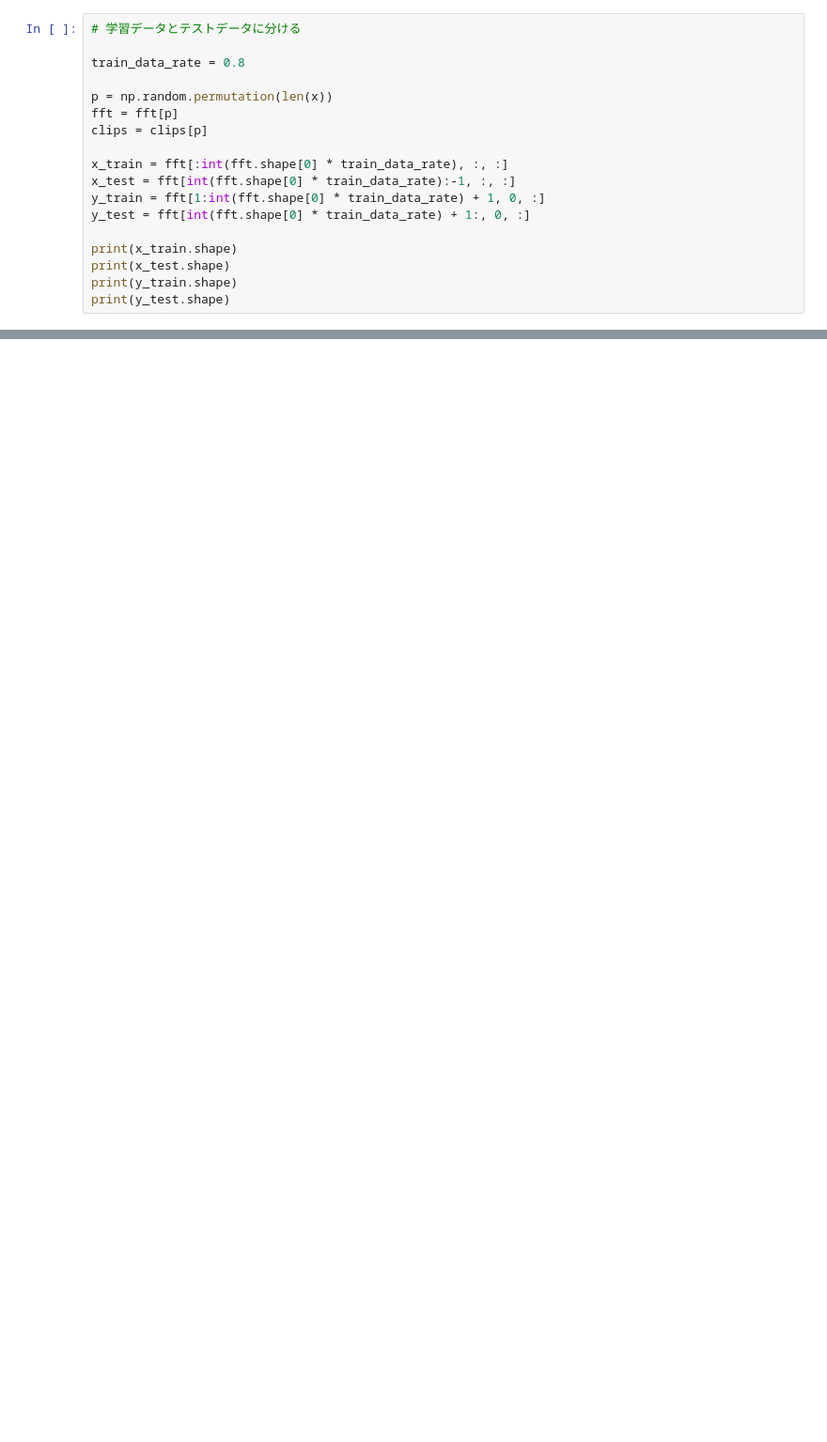
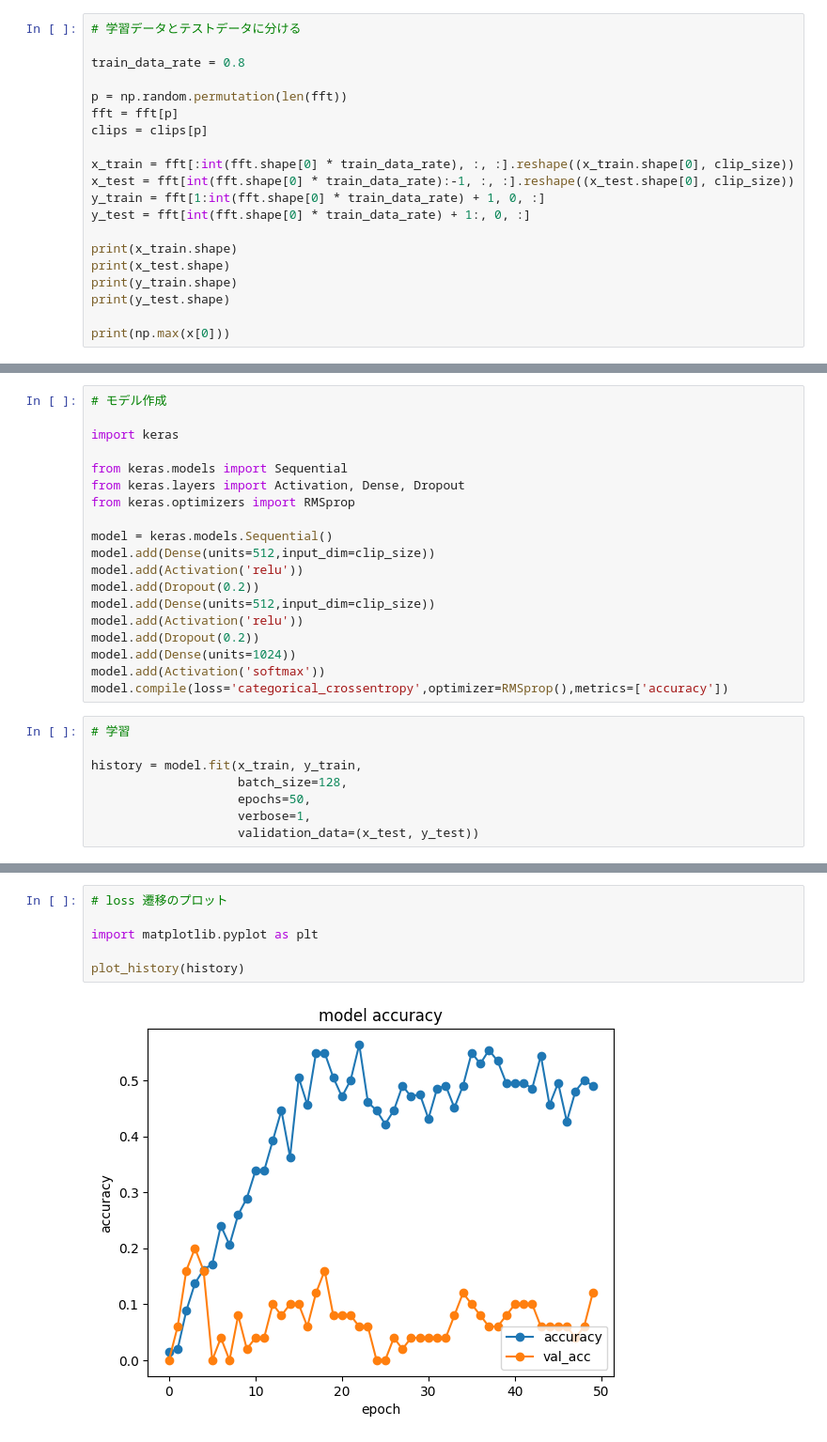
Before and after one commit to AllegroMoltoV/project_allegromoltov_ai, a Jupyter notebook: src/FFT.ipynb, the cells around one changed output, grey strips where cells are left out. Shown at 94% size. Drawn from its saved outputs; the diff is of its cells as text; blank space fills up the shorter version.

```diff
--- a/src/FFT.ipynb
+++ b/src/FFT.ipynb
@@ -61,12 +65,12 @@ array([ 6182.        , 10291.98714373, 48211.97434564, ...,
 
 train_data_rate = 0.8
 
-p = np.random.permutation(len(x))
+p = np.random.permutation(len(fft))
 fft = fft[p]
 clips = clips[p]
 
-x_train = fft[:int(fft.shape[0] * train_data_rate), :, :]
-x_test = fft[int(fft.shape[0] * train_data_rate):-1, :, :]
+x_train = fft[:int(fft.shape[0] * train_data_rate), :, :].reshape((x_train.shape[0], clip_size))
+x_test = fft[int(fft.shape[0] * train_data_rate):-1, :, :].reshape((x_test.shape[0], clip_size))
 y_train = fft[1:int(fft.shape[0] * train_data_rate) + 1, 0, :]
 y_test = fft[int(fft.shape[0] * train_data_rate) + 1:, 0, :]
 
@@ -74,3 +78,5 @@ print(x_train.shape)
 print(x_test.shape)
 print(y_train.shape)
 print(y_test.shape)
+
+print(np.max(x[0]))
@@ -76,0 +108,27 @@ print(y_test.shape)
+# %%
+# モデル作成
+
+import keras
+
+from keras.models import Sequential
+from keras.layers import Activation, Dense, Dropout
+from keras.optimizers import RMSprop
+
+model = keras.models.Sequential()
+model.add(Dense(units=512,input_dim=clip_size))
+model.add(Activation('relu'))
+model.add(Dropout(0.2))
+model.add(Dense(units=512,input_dim=clip_size))
+model.add(Activation('relu'))
+model.add(Dropout(0.2))
+model.add(Dense(units=1024))
+model.add(Activation('softmax'))
+model.compile(loss='categorical_crossentropy',optimizer=RMSprop(),metrics=['accuracy'])
+# %%
+# 学習
+
+history = model.fit(x_train, y_train,
+                    batch_size=128,
+                    epochs=50,
+                    verbose=1,
+                    validation_data=(x_test, y_test))
@@ -76,0 +153,8 @@ print(y_test.shape)
+# %%
+# loss 遷移のプロット
+
+import matplotlib.pyplot as plt
+
+plot_history(history)
+# %% [output]
+[figure, added]
```
Also changed, not shown: parts of 6 cells of this notebook, 1 other file.
